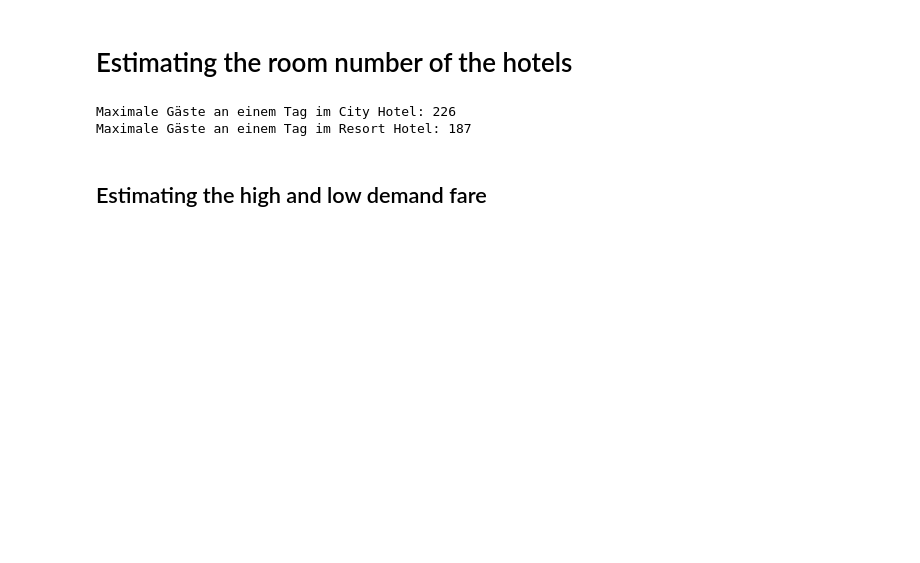
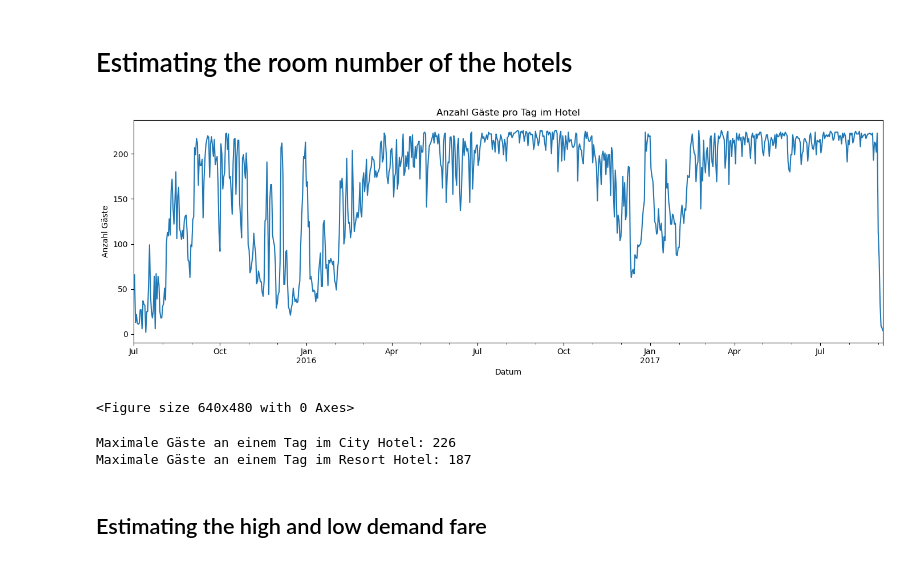
Before and after one commit to Omid-Sedighi-Mornani/case-study-template-revenue-management-Kilian-Jetschni-Omid-Sedighi-Mornani, a Jupyter notebook: solution.ipynb, the cells around one changed output. Cells and saved outputs as stored; diff of their text form; code cells hidden in the pictures; blank space fills up the shorter version.

```diff
--- a/solution.ipynb
+++ b/solution.ipynb
@@ -213,2 +325,14 @@ create_adr_plot(resort_hotel)
 # %% [markdown]
 # Estimating the room number of the hotels
+# %%
+def add_arrival_column(df: DataFrame):
+    df["arrival"] = pd.to_datetime(
+        df["arrival_date_year"].astype(str)
+        + "-"
+        + df["arrival_date_month"]
+        + "-"
+        + df["arrival_date_day_of_month"].astype(str),
+        format="%Y-%B-%d",
+    )
+
+    return df
@@ -215,28 +357,11 @@ create_adr_plot(resort_hotel)
 # %%
-def show_bookings_per_day(hotel: DataFrame):
-    # Berechne für jeden Tag die Anzahl der Gäste im Hotel
-    df = hotel.copy()
-    df["arrival"] = pd.to_datetime(
-        df["arrival_date_year"].astype(str)
-        + "-"
-        + df["arrival_date_month"]
-        + "-"
-        + df["arrival_date_day_of_month"].astype(str),
-        format="%Y-%B-%d",
-    )
-    df["nights"] = df["stays_in_weekend_nights"] + df["stays_in_week_nights"]
+def show_guests_per_day(hotel: DataFrame):
+    plt.figure(figsize=(14, 5))
 
-    # Erzeuge für jede Buchung alle Aufenthaltstage
-    stay_dates = []
-    for _, row in df.iterrows():
-        for i in range(int(row["nights"])):
-            stay_dates.append(row["arrival"] + pd.Timedelta(days=i))
-    stay_dates = pd.Series(stay_dates)
+    # count guests per day at a certain date
+    guests_per_day = calculate_guests_per_day(hotel)
 
-    # Zähle Gäste pro Tag
-    guests_per_day = stay_dates.value_counts().sort_index()
-
-    plt.guests_per_day.plot()
+    guests_per_day.plot()
     plt.title("Anzahl Gäste pro Tag im Hotel")
     plt.xlabel("Datum")
     plt.ylabel("Anzahl Gäste")
@@ -273 +373,6 @@ def guests_per_day(hotel: DataFrame):
+# %%
+show_guests_per_day(city_hotel)
+# %% [output]
+[figure, added]
+<Figure size 640x480 with 0 Axes>
 # %%
```
Also changed, not shown: parts of 20 cells of this notebook.
